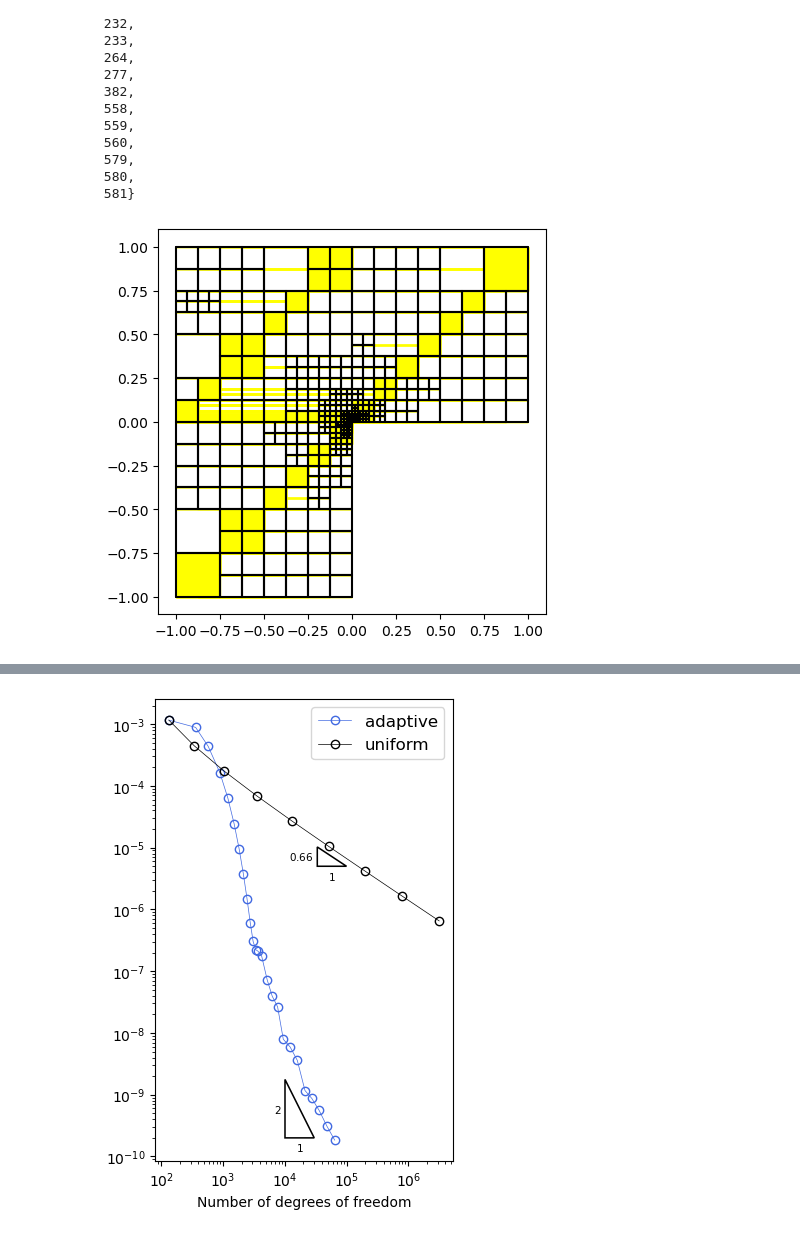
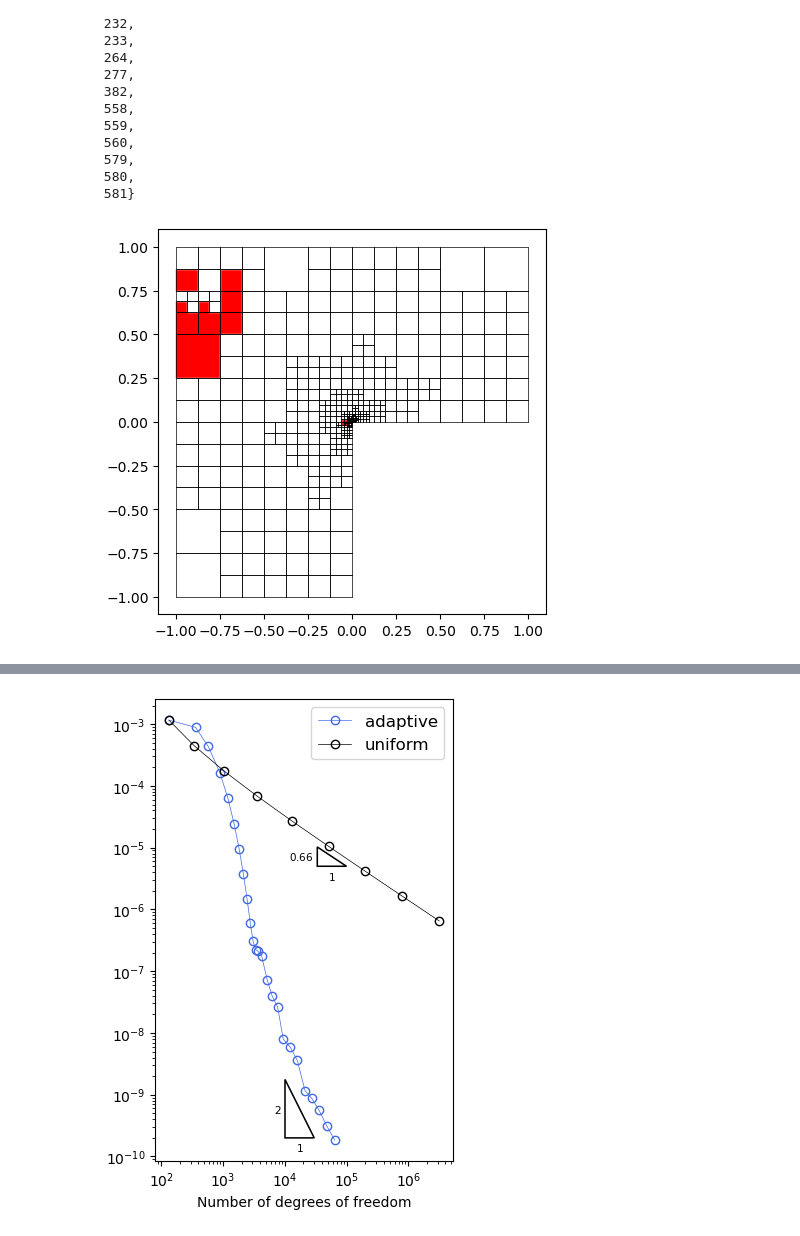
Before and after one commit to c-f-h/pyiga, a Jupyter notebook: notebooks/L-shape.ipynb, the cells around one changed output, grey strips where cells are left out. Saved outputs shown, nothing was run; the diff lists cells and outputs as text; code cells hidden in the pictures.

```diff
--- a/notebooks/L-shape.ipynb
+++ b/notebooks/L-shape.ipynb
@@ -160,12 +160,10 @@ def adaptive(M, f, g, u=None, theta=0.9, maxiter=12, plotrange=(-1,1), draw=Fals
     params['uy']=uy
     MP = assemble.Multipatch(M, automatch = True)
 
-    print(len(MP.mesh.domains))
-
     for iter in range(maxiter):
         print(iter)
         if draw:
-            MP.mesh.draw(figsize=(6,6))
+            MP.mesh.draw(figsize=(6,6), bwidth=1)
             plt.axis('scaled');
             plt.show()
 
@@ -432,7 +421,7 @@ Refinement took 0.021744251251220703 seconds.
 [figure]
 [figure]
 # %%
-M = Lshape(3,4)
-MP_a, uh_a, numdofs_a, L2err_a, H1err_a, err_est, err_ind = adaptive(M, f={0:f}, g=u, u=u, draw=True, maxiter=22)
+M = Lshape(1,2)
+MP_a, uh_a, numdofs_a, L2err_a, H1err_a, err_est, err_ind = adaptive(M, f={0:f}, g=u, u=u, draw=True, maxiter=12)
 M.draw()
 # %% [output]
@@ -549,6 +529,6 @@ MP_a.mesh.domains[1]
  580,
  581}
 # %%
-MP_a.mesh.draw(knots=False, color={1:'white',0:'yellow'})
+MP_a.mesh.draw(knots=False, color={0:'white',1:'red'}, bwidth=0.5)
 # %% [output]
-[figure, old version]
+[figure, new version]
```
Also changed, not shown: parts of 10 cells of this notebook, 3 other files.
